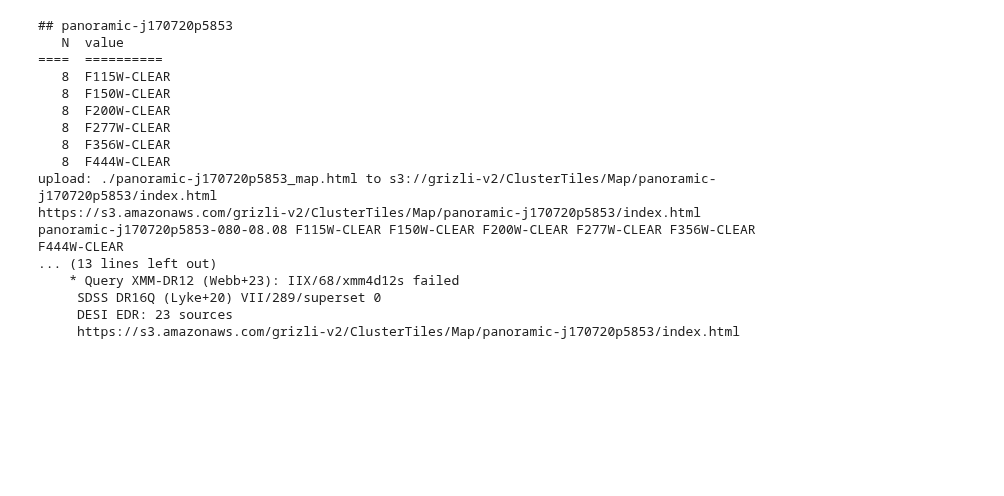
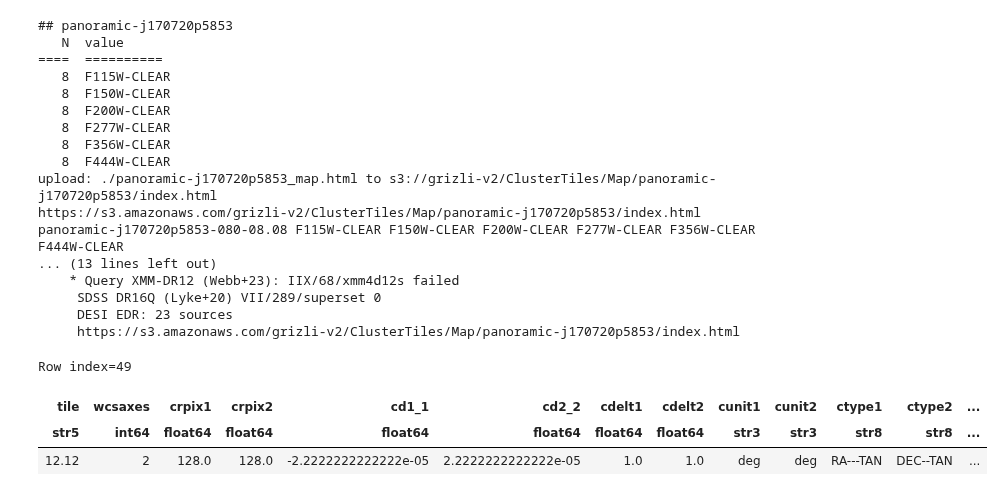
Before and after one commit to gbrammer/panoramic-jwst, a Jupyter notebook: Notebooks/make-map-tiles.ipynb, the cells around one changed output. Saved outputs shown, nothing was run; the diff lists cells and outputs as text; code cells hidden in the pictures; blank space fills up the shorter version.

Commit message:
clean up tile script and log

```diff
--- a/Notebooks/make-map-tiles.ipynb
+++ b/Notebooks/make-map-tiles.ipynb
@@ -516,3 +586,12 @@ field = 'panoramic-j170720p5853'
 if False:
     for field in pano_fields['field'][:1]:
         make_fitsmap_html.make_vizier_overlay(field)
+# %%
+f_tiles = db.SQL(f"""select * from combined_tiles where field = 'egs-v2'""")
+ix = np.argmin(np.abs(f_tiles['crpix1']) + np.abs(f_tiles['crpix2']))
+f_tiles[ix]
+# %% [output]
+Row index=49
+| tile | wcsaxes | crpix1 | crpix2 | cd1_1 | cd2_2 | cdelt1 | cdelt2 | cunit1 | cunit2 | ctype1 | ctype2 | ... |
+| str5 | int64 | float64 | float64 | float64 | float64 | float64 | float64 | str3 | str3 | str8 | str8 | ... |
+| 12.12 | 2 | 128.0 | 128.0 | -2.2222222222222e-05 | 2.2222222222222e-05 | 1.0 | 1.0 | deg | deg | RA---TAN | DEC--TAN | ... |
```
Also changed, not shown: parts of 14 cells of this notebook, 2 other files.
